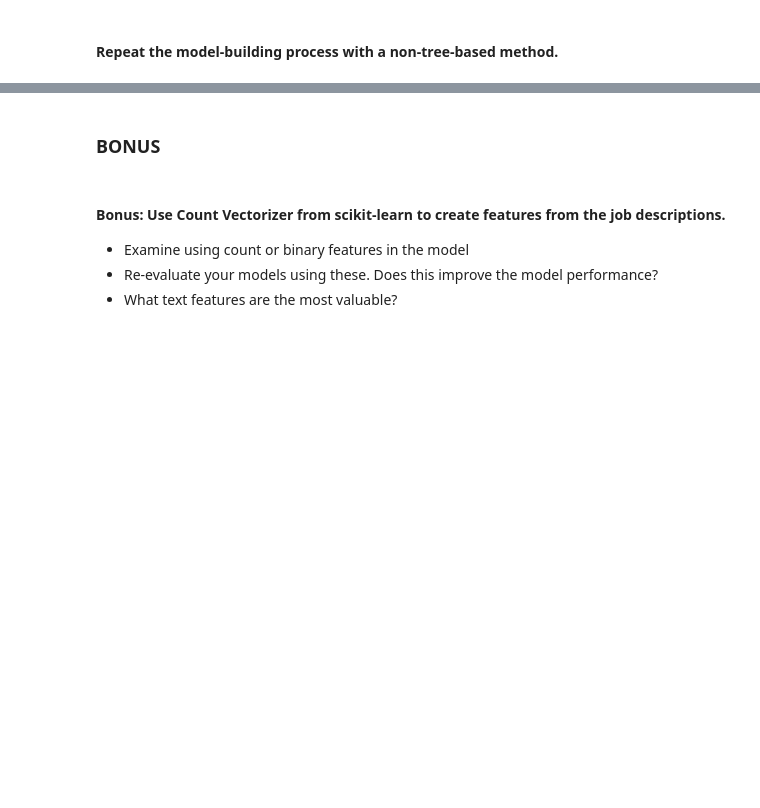
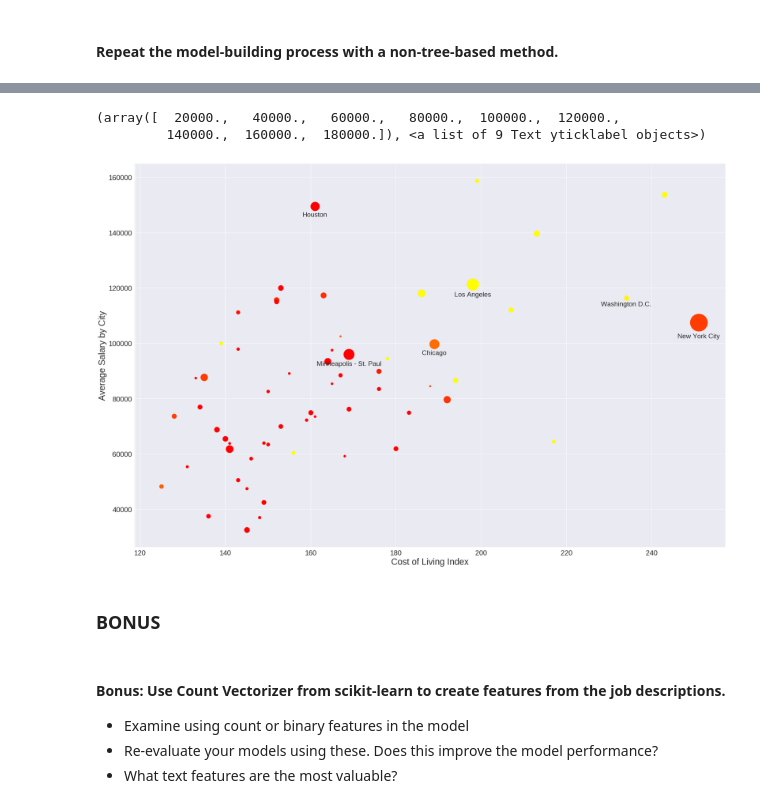
Before and after one commit to rtjeannier/Project_3, a Jupyter notebook: starter-code/project-3-starter-code-from-csv.ipynb, the cells around one changed output, grey strips where cells are left out. Drawn from its saved outputs; the diff is of its cells as text; code cells hidden in the pictures; blank space fills up the shorter version.

```diff
--- a/starter-code/project-3-starter-code-from-csv.ipynb
+++ b/starter-code/project-3-starter-code-from-csv.ipynb
@@ -299,6 +320,7 @@ array([ 0.78571429,  0.53658537,  0.6       ,  0.725     ,  0.7       ])
 # %%
 from sklearn.linear_model import LogisticRegressionCV
 from sklearn.neural_network import MLPClassifier
+
 
 X = pd.get_dummies(data=data['location'])
 # I only want to dummy my best cities
@@ -306,11 +328,10 @@ X = X[X.sum().nlargest(10).index]
 X['cost_index'] = data['cost_index']
 X['is_senior'] = ['senior' in j.lower() for j in data.job_title]
 X['is_manager'] = ['manager' in j.lower() for j in data.job_title]
-X_train, X_test, y_train, y_test = train_test_split(X, y, test_size=0.33)
+X_train, X_test, y_train, y_test = train_test_split(X, y, test_size=0.33, stratify=)
 
 rfc = LogisticRegressionCV()
 rfc.fit(X_train, y_train)
 print(np.mean(cross_val_score(rfc, X_train, y_train,cv=10)))
 print(rfc.coef_)
-print(rfc.)
 # %% [output]
@@ -323,0 +342,15 @@ np.mean(cross_val_score(mlp, X_train, y_train,cv=10))
+# %%
+
+X = pd.get_dummies(data=df['search_location'])
+# I only want to dummy my best cities
+X = X[X.sum().nlargest(10).index]
+X['cost_index'] = df['cost_index']
+X['is_senior'] = ['senior' in j.lower() for j in df.job_title]
+X['is_manager'] = ['manager' in j.lower() for j in df.job_title]
+X['is_senior_desc'] = ['senior' in j.lower() for j in df.description]
+# %%
+df['predict'] = rfc.predict(X)
+# %%
+df_plotting = df.groupby('search_location').mean()
+s=100 * (df_plotting.population/max(df_plotting.population))**(0.5)
+df_plotting.head()
@@ -324,3 +365,31 @@ np.mean(cross_val_score(mlp, X_train, y_train,cv=10))
+# %%
+from matplotlib import cm
+colormap = cm.autumn
+fig = plt.figure(figsize=(30,20))
+ax = fig.add_subplot(111)
+
+for (i, e) in enumerate(df_plotting.iterrows()):
+
+    x = df_plotting.cost_index[i]
+    y = df_plotting.salary[i]
+    plt.plot(x,
+             y,
+             marker='.',
+             markersize=s[i],
+             color=colormap(df_plotting.predict[i]-.01)) # replace the color with a classifier and i've got my self a bitchin chart.
+    size = (s[i]/float(100) * 3)
+    if s[i] > 50 or e[0].startswith('Wash'):
+        ax.text(x, y-s[i]*40, e[0], ha="center", va="top", size=19)
+
+
+plt.xlabel("Cost of Living Index", fontsize=25)
+plt.ylabel("Average Salary by City",fontsize=25)
+plt.xticks(fontsize=20)
+plt.yticks(fontsize=20)
+# %% [output]
+(array([  20000.,   40000.,   60000.,   80000.,  100000.,  120000.,
+         140000.,  160000.,  180000.]), <a list of 9 Text yticklabel objects>)
+[figure, added]
 # %% [markdown]
 ### BONUS
 # %% [markdown]
```
Also changed, not shown: parts of 15 cells of this notebook, 2 other files.
